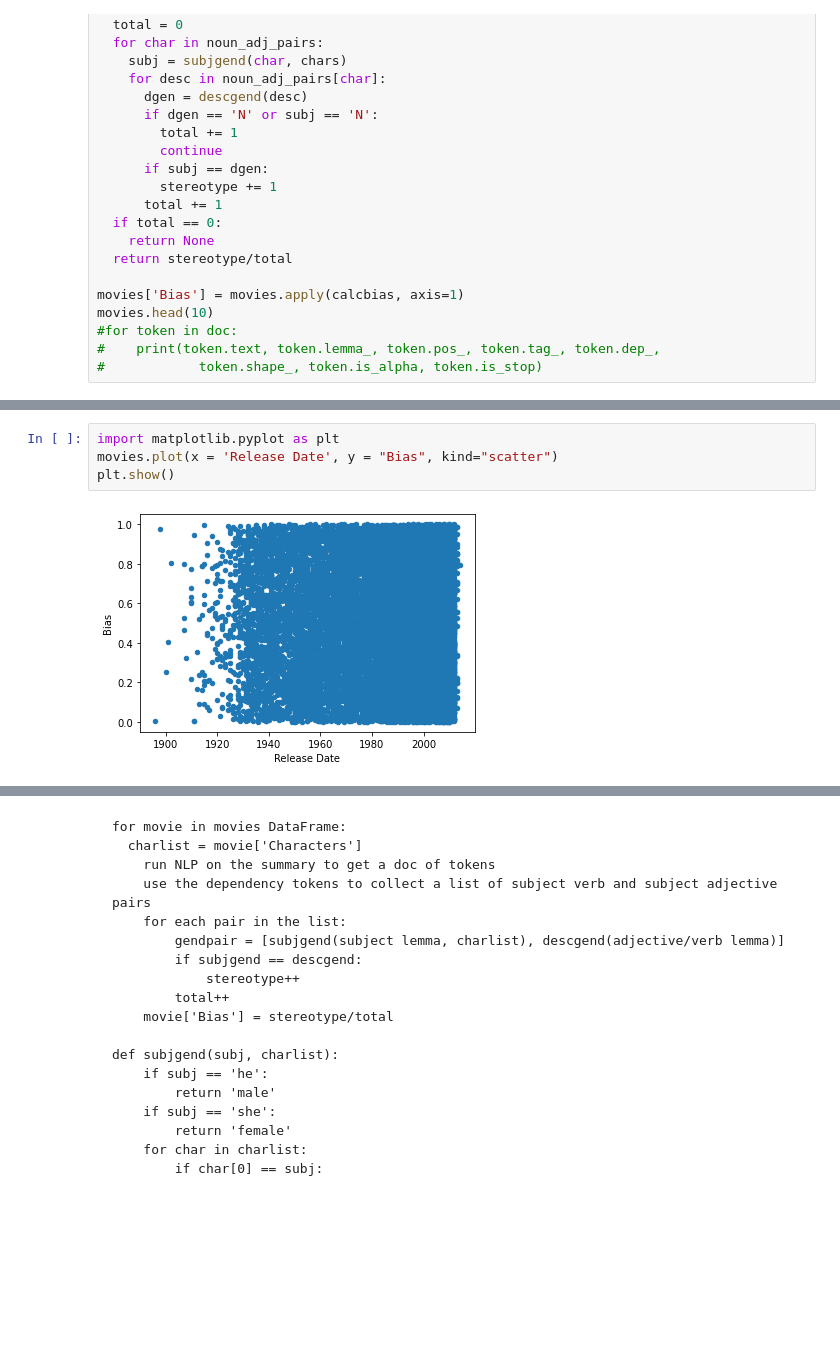
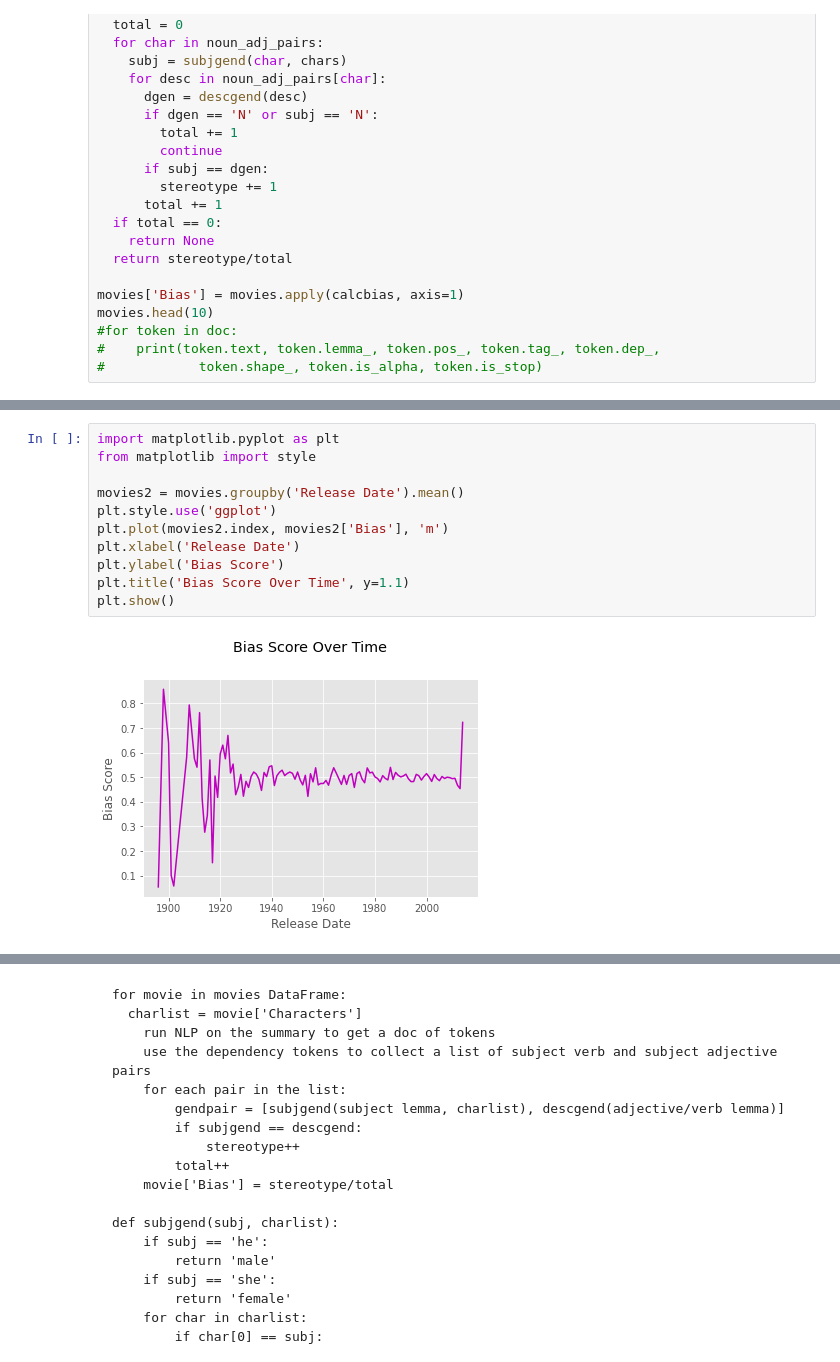
Before and after one commit to rmb176/MovieGenderBias, a Jupyter notebook: Research_Colab_Movie_Analysis.ipynb, the cells around one changed output, grey strips where cells are left out. Drawn from its saved outputs; the diff is of its cells as text; blank space fills up the shorter version.

```diff
--- a/Research_Colab_Movie_Analysis.ipynb
+++ b/Research_Colab_Movie_Analysis.ipynb
@@ -355,6 +321,13 @@ See the caveats in the documentation: https://pandas.pydata.org/pandas-docs/stab
-# %%
-import matplotlib.pyplot as plt
-movies.plot(x = 'Release Date', y = "Bias", kind="scatter")
-plt.show()
-# %% [output]
-[figure, removed]
+# %%
+import matplotlib.pyplot as plt
+from matplotlib import style
+
+movies2 = movies.groupby('Release Date').mean()
+plt.style.use('ggplot')
+plt.plot(movies2.index, movies2['Bias'], 'm')
+plt.xlabel('Release Date')
+plt.ylabel('Bias Score')
+plt.title('Bias Score Over Time', y=1.1)
+plt.show()
+# %% [output]
+[figure, added]
```
Also changed, not shown: parts of 6 cells of this notebook.
